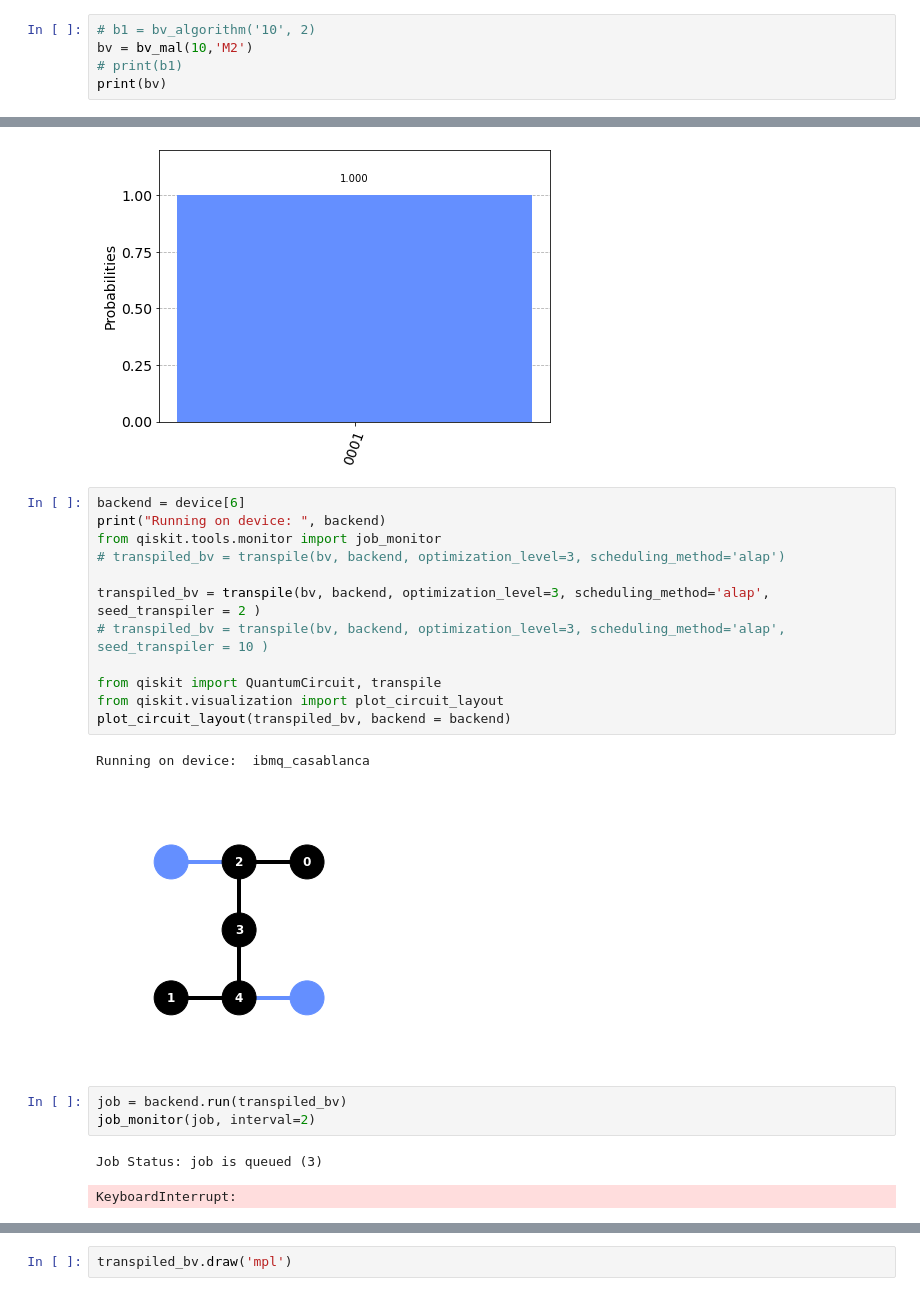
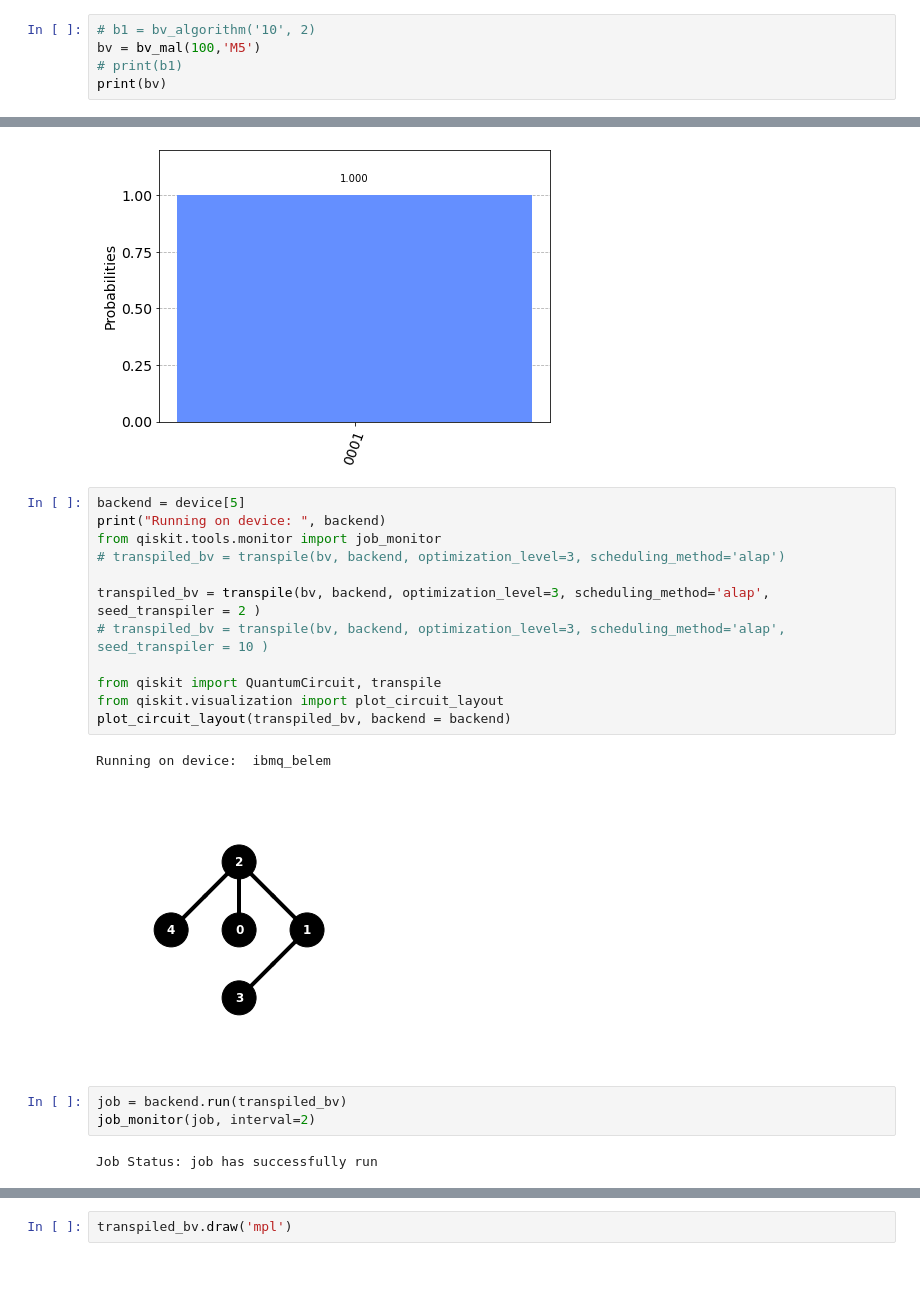
Before and after one commit to caslab-code/qc-antivirus, a Jupyter notebook: experiments/bernstien-vazarani/bersteirn-vazarani-experiments.ipynb, the cells around one changed output, grey strips where cells are left out. Saved outputs shown, nothing was run; the diff lists cells and outputs as text.

```diff
--- a/experiments/bernstien-vazarani/bersteirn-vazarani-experiments.ipynb
+++ b/experiments/bernstien-vazarani/bersteirn-vazarani-experiments.ipynb
@@ -249,7 +247,7 @@ def bv_mal(copies, mal_type):
     return bv_circuit
 # %%
 # b1 = bv_algorithm('10', 2)
-bv = bv_mal(10,'M2')
+bv = bv_mal(100,'M5')
 # print(b1)
 print(bv)
 # %% [output]
@@ -280,26 +278,25 @@ plot_histogram(counts)
 # %% [output]
 [figure]
 # %%
-backend = device[6]
+backend = device[5]
 print("Running on device: ", backend)
 from qiskit.tools.monitor import job_monitor
 # transpiled_bv = transpile(bv, backend, optimization_level=3, scheduling_method='alap')
 
 transpiled_bv = transpile(bv, backend, optimization_level=3, scheduling_method='alap', seed_transpiler = 2 )
 # transpiled_bv = transpile(bv, backend, optimization_level=3, scheduling_method='alap', seed_transpiler = 10 )
 
 from qiskit import QuantumCircuit, transpile
 from qiskit.visualization import plot_circuit_layout
 plot_circuit_layout(transpiled_bv, backend = backend)
 # %% [output]
-Running on device:  ibmq_casablanca
+Running on device:  ibmq_belem
-[figure, old version]
+[figure, new version]
 # %%
 job = backend.run(transpiled_bv)
 job_monitor(job, interval=2)
 # %% [output]
-Job Status: job is queued (3)
+Job Status: job has successfully run
-KeyboardInterrupt:
 # %%
 results = job.result()
 answer = results.get_counts(bv)
```
Also changed, not shown: parts of 5 cells of this notebook, 12 other files.
